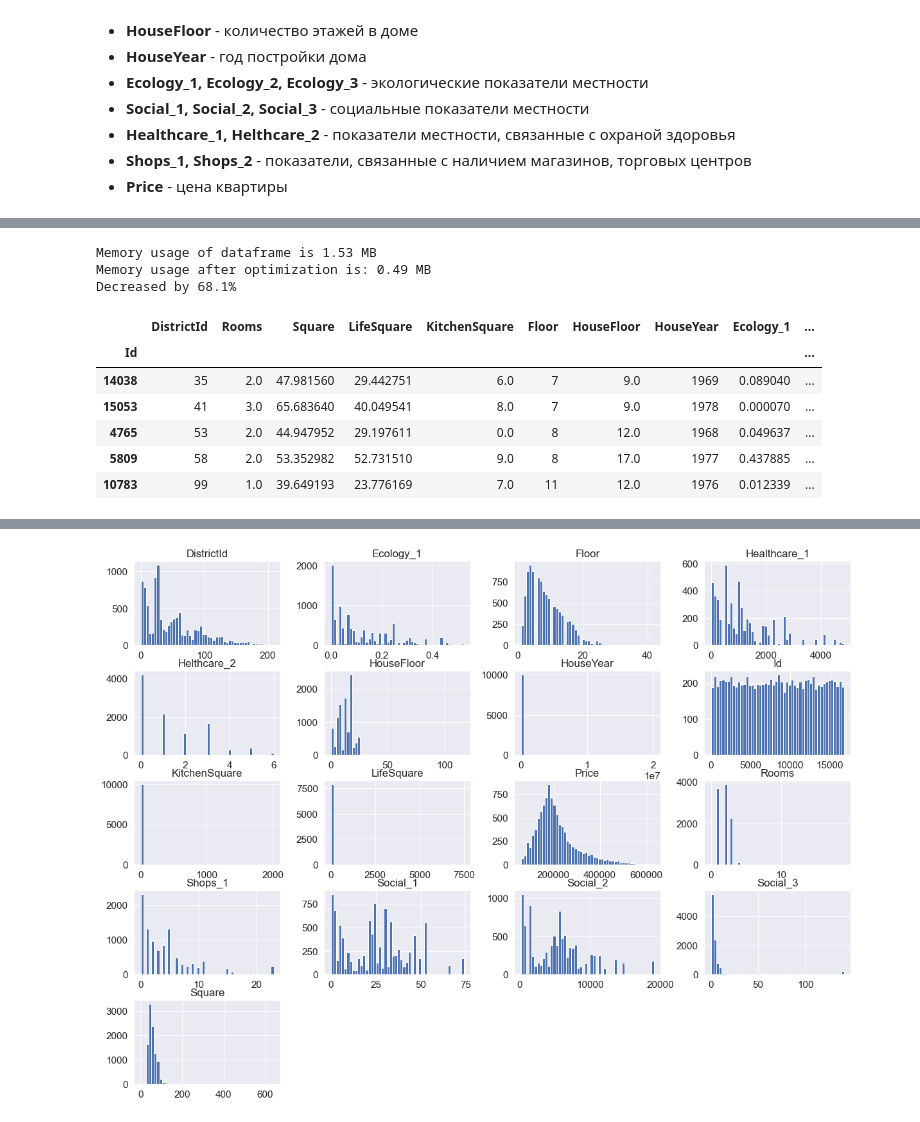
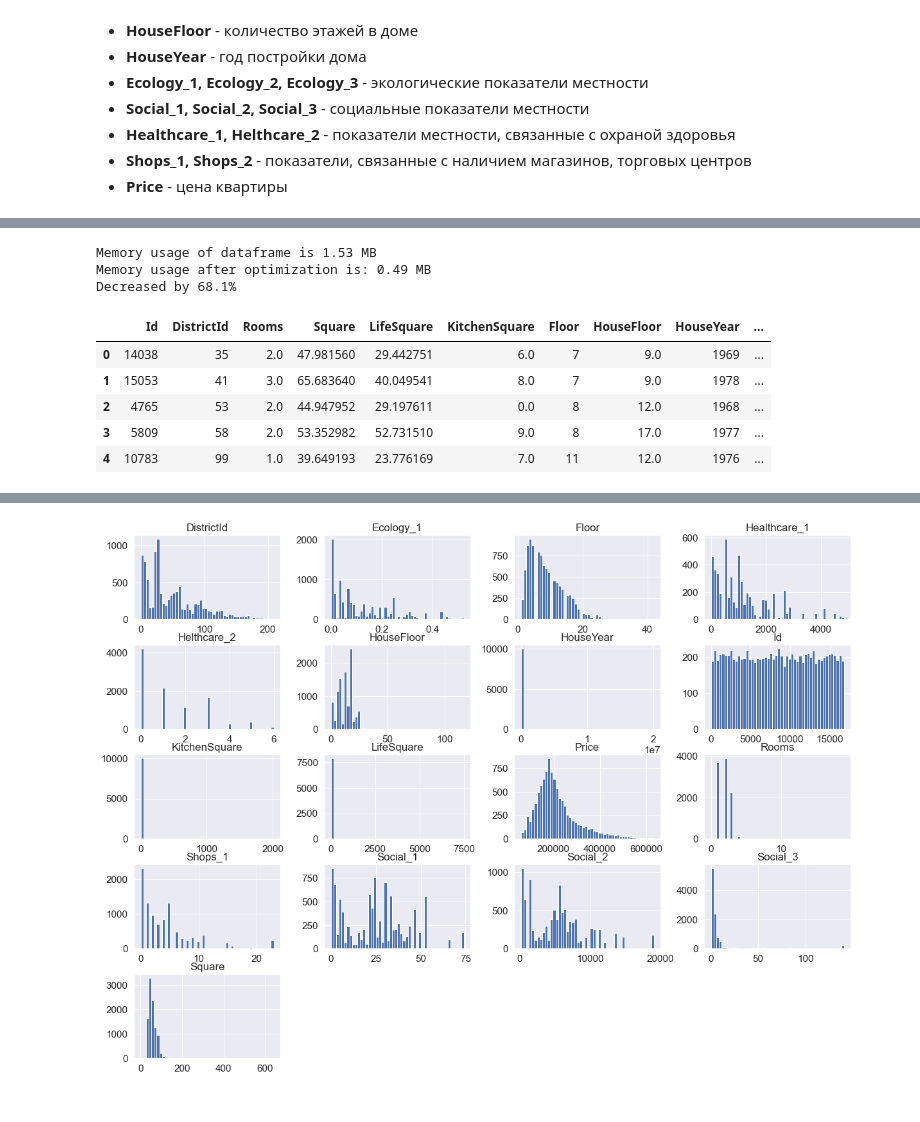
Before and after one commit to essentia2020/libraries, a Jupyter notebook: Capstone_project/capstone_project.ipynb, the cells around one changed output, grey strips where cells are left out. Saved outputs shown, nothing was run; the diff lists cells and outputs as text; code cells hidden in the pictures.

```diff
--- a/Capstone_project/capstone_project.ipynb
+++ b/Capstone_project/capstone_project.ipynb
@@ -71,19 +79,17 @@ Decreased by 70.3%
 # %%
 df_train = pd.read_csv('train.csv')
 df_train = reduce_mem_usage(df_train)
-df_train.set_index('Id', inplace=True)
 df_train.head()
 # %% [output]
 Memory usage of dataframe is 1.53 MB
 Memory usage after optimization is: 0.49 MB
 Decreased by 68.1%
-|  | DistrictId | Rooms | Square | LifeSquare | KitchenSquare | Floor | HouseFloor | HouseYear | Ecology_1 | ... |
-| Id |  |  |  |  |  |  |  |  |  | ... |
-| 14038 | 35 | 2.0 | 47.981560 | 29.442751 | 6.0 | 7 | 9.0 | 1969 | 0.089040 | ... |
-| 15053 | 41 | 3.0 | 65.683640 | 40.049541 | 8.0 | 7 | 9.0 | 1978 | 0.000070 | ... |
-| 4765 | 53 | 2.0 | 44.947952 | 29.197611 | 0.0 | 8 | 12.0 | 1968 | 0.049637 | ... |
-| 5809 | 58 | 2.0 | 53.352982 | 52.731510 | 9.0 | 8 | 17.0 | 1977 | 0.437885 | ... |
-| 10783 | 99 | 1.0 | 39.649193 | 23.776169 | 7.0 | 11 | 12.0 | 1976 | 0.012339 | ... |
+|  | Id | DistrictId | Rooms | Square | LifeSquare | KitchenSquare | Floor | HouseFloor | HouseYear | ... |
+| 0 | 14038 | 35 | 2.0 | 47.981560 | 29.442751 | 6.0 | 7 | 9.0 | 1969 | ... |
+| 1 | 15053 | 41 | 3.0 | 65.683640 | 40.049541 | 8.0 | 7 | 9.0 | 1978 | ... |
+| 2 | 4765 | 53 | 2.0 | 44.947952 | 29.197611 | 0.0 | 8 | 12.0 | 1968 | ... |
+| 3 | 5809 | 58 | 2.0 | 53.352982 | 52.731510 | 9.0 | 8 | 17.0 | 1977 | ... |
+| 4 | 10783 | 99 | 1.0 | 39.649193 | 23.776169 | 7.0 | 11 | 12.0 | 1976 | ... |
 # %%
 df_train.info()
 # %% [output]
```
Also changed, not shown: parts of 30 cells of this notebook.
